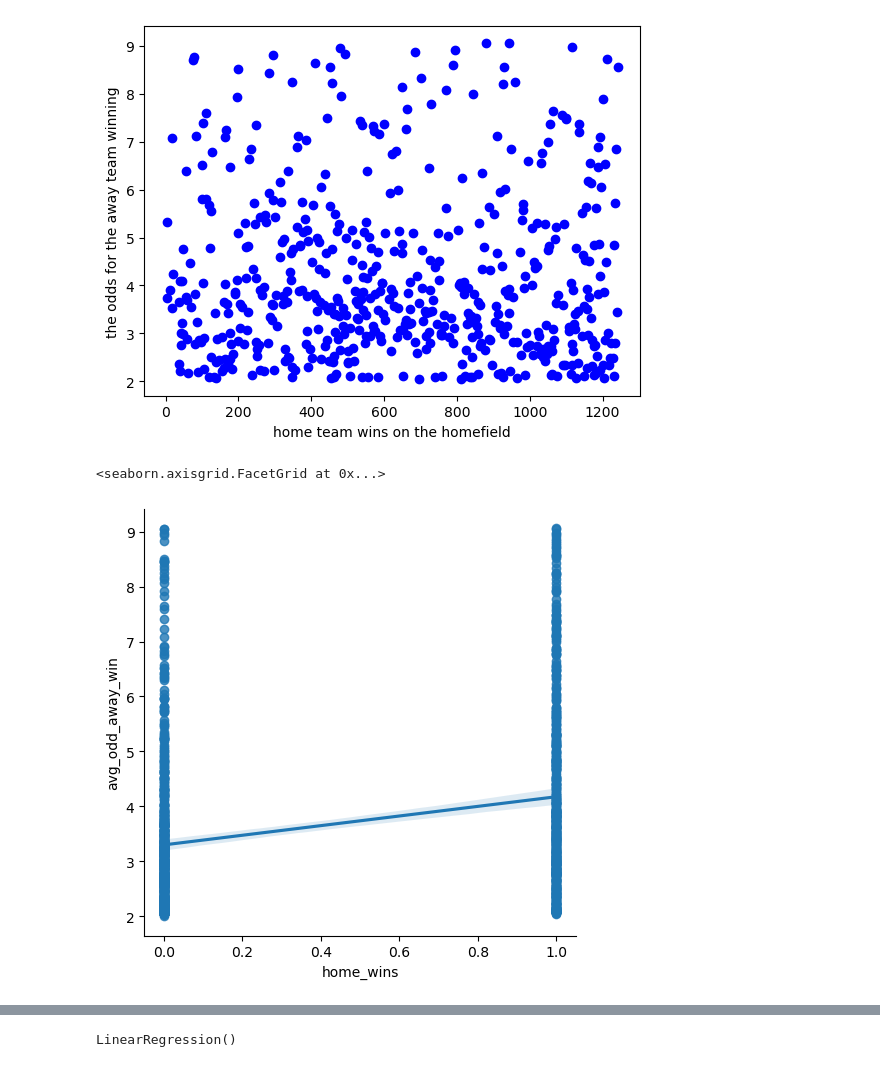
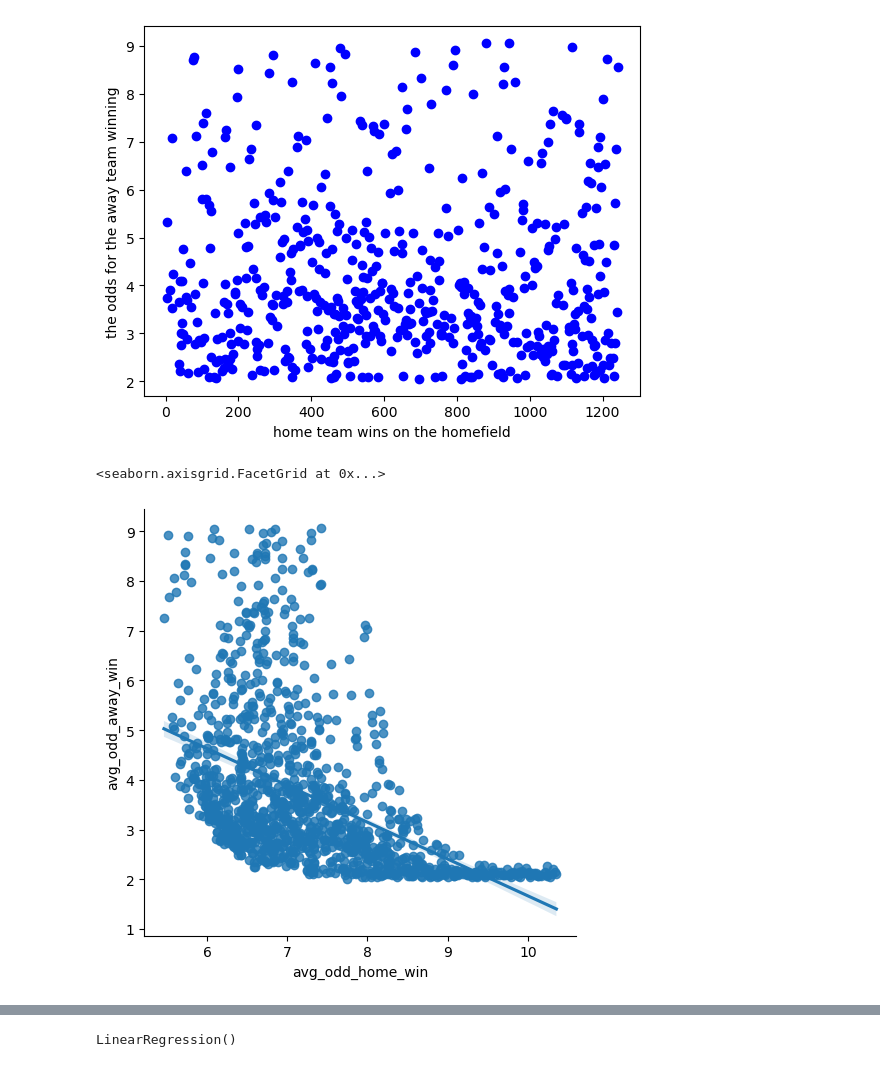
Before and after one commit to peterjanas/betting-BI, a Jupyter notebook: hometeam_advantage.ipynb, the cells around one changed output, grey strips where cells are left out. Drawn from its saved outputs; the diff is of its cells as text; code cells hidden in the pictures.

Commit message:
redid some data tables

```diff
--- a/hometeam_advantage.ipynb
+++ b/hometeam_advantage.ipynb
@@ -113,8 +130,8 @@ plt.show()
 [figure]
 # %%
 df['home_wins'] = (df['home_outcome'] == 2)
-sns.lmplot(x='home_wins',y='avg_odd_away_win',data=df,fit_reg=True)
+sns.lmplot(x='avg_odd_home_win',y='avg_odd_away_win',data=df,fit_reg=True)
 # %% [output]
 <seaborn.axisgrid.FacetGrid at 0x...>
-[figure, old version]
+[figure, new version]
 # %%
```
Also changed, not shown: parts of 16 cells of this notebook, 1 other file.
